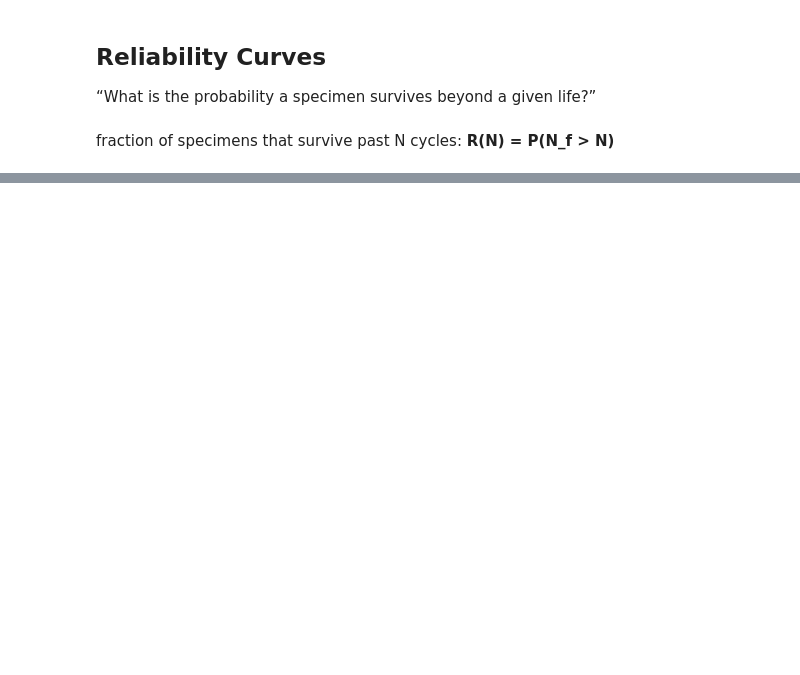
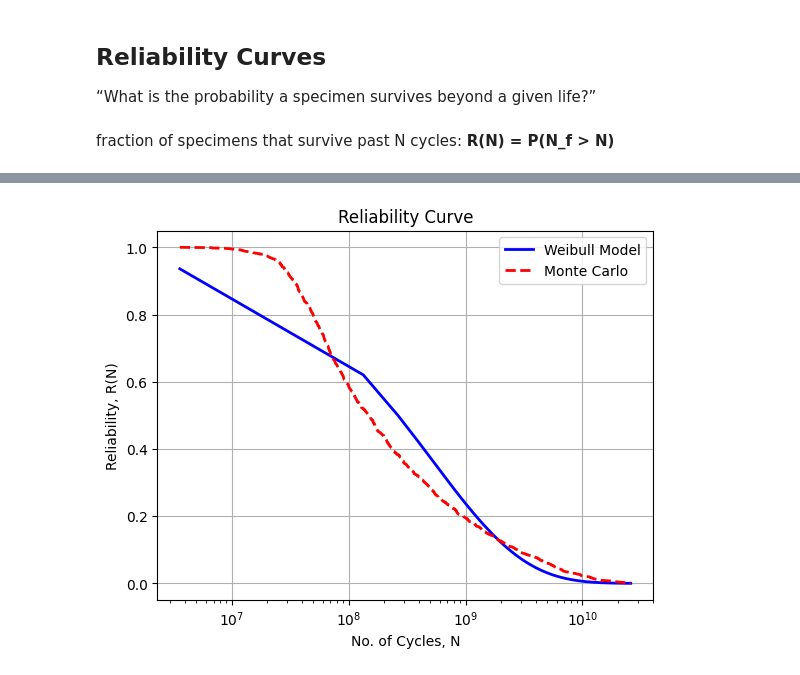
Before and after one commit to jessk816/pinn, a Jupyter notebook: models/probabilistic.ipynb, the cells around one changed output, grey strips where cells are left out. Saved outputs shown, nothing was run; the diff lists cells and outputs as text; code cells hidden in the pictures; blank space fills up the shorter version.

```diff
--- a/models/probabilistic.ipynb
+++ b/models/probabilistic.ipynb
@@ -401,0 +406,35 @@ plt.show()
+# %%
+# estimate weibull parameters from generated data
+shape, loc, scale = weibull_min.fit(lives, floc=0)
+
+# calculate theoretical reliability based on estimated weibull parameters
+N_vals = np.linspace(min(lives), max(lives), 200)
+R_theory = np.exp(-(N_vals / scale)**shape)
+# %%
+# plot theoretical reliability curve
+plt.plot(N_vals, R_theory,
+         color="blue",
+         linewidth=2,
+         label="Weibull Model")
+
+# plot empirical reliability curve
+lives_sorted = np.sort(lives)
+R_emp = 1 - np.arange(len(lives)) / len(lives)
+
+plt.plot(lives_sorted, R_emp,
+         linestyle="--",
+         color="red",
+         linewidth=2,
+         label="Monte Carlo")
+
+# axis labels
+plt.title("Reliability Curve")
+plt.xlabel("No. of Cycles, N")
+plt.ylabel("Reliability, R(N)")
+
+plt.xscale("log")
+plt.legend()
+plt.grid()
+plt.show()
+# %% [output]
+[figure, added]
```
Also changed, not shown: parts of 12 cells of this notebook, 1 other file.
